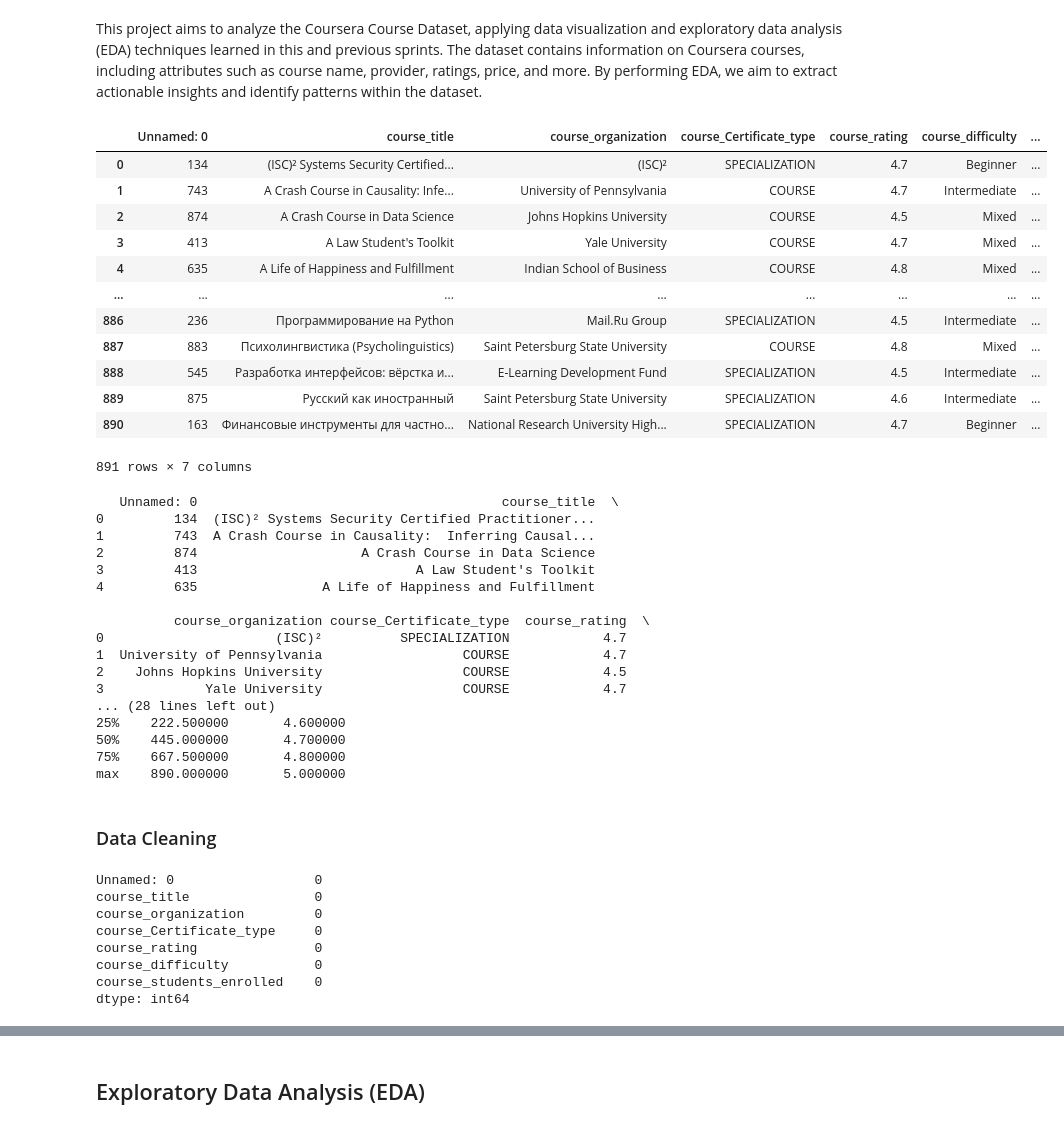
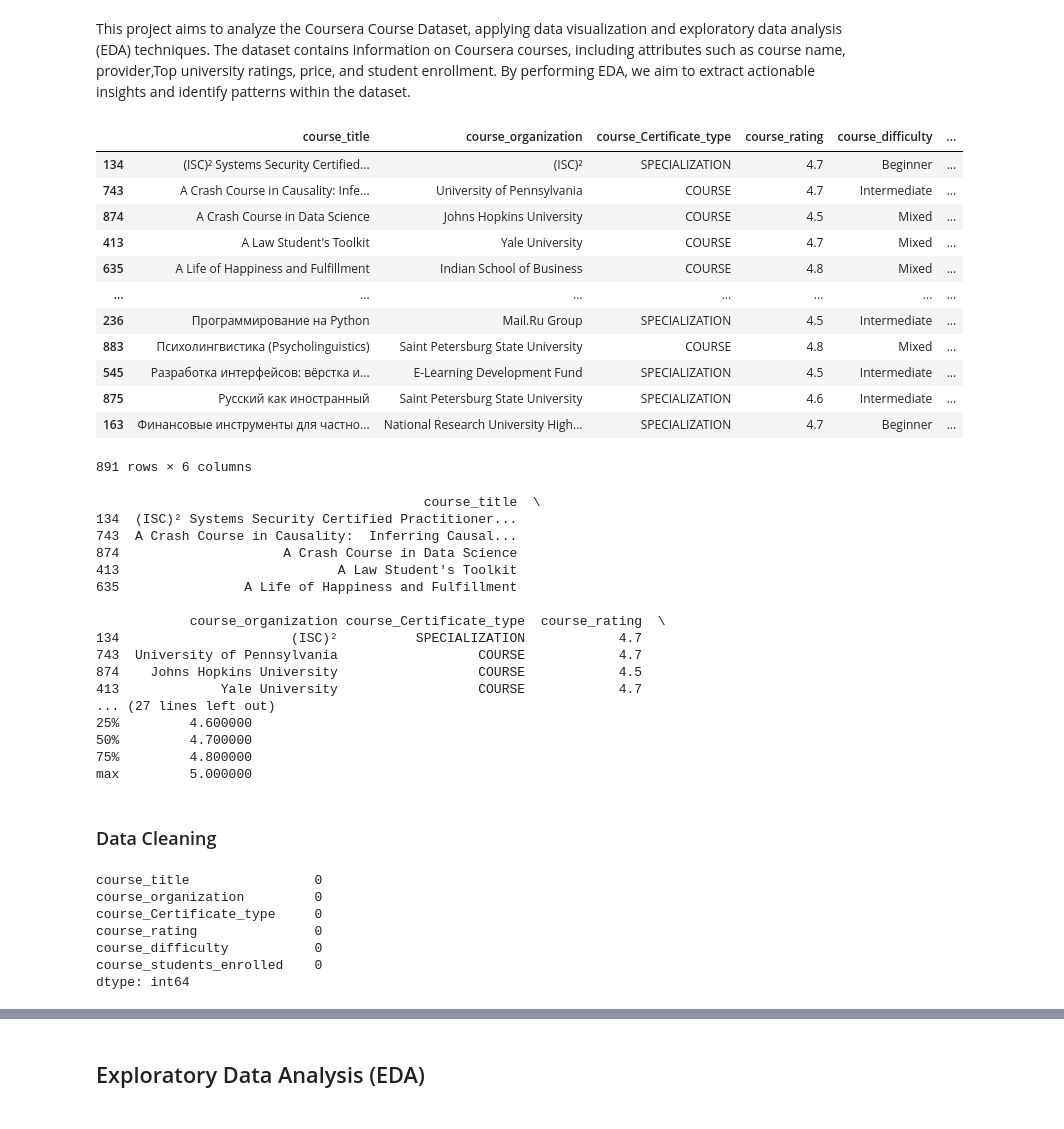
Before and after one commit to ngangawairimu/Data-visualization-with-python, a Jupyter notebook: Data_visualization_with_python.ipynb, the cells around one changed output, grey strips where cells are left out. Cells and saved outputs as stored; diff of their text form; code cells hidden in the pictures.

```diff
--- a/Data_visualization_with_python.ipynb
+++ b/Data_visualization_with_python.ipynb
@@ -1,47 +1,47 @@
 # %% [markdown]
-This project aims to analyze the Coursera Course Dataset, applying data visualization and exploratory data analysis (EDA) techniques learned in this and previous sprints. The dataset contains information on Coursera courses, including attributes such as course name, provider, ratings, price, and more. By performing EDA, we aim to extract actionable insights and identify patterns within the dataset.
+This project aims to analyze the Coursera Course Dataset, applying data visualization and exploratory data analysis (EDA) techniques. The dataset contains information on Coursera courses, including attributes such as course name, provider,Top university ratings, price, and student enrollment. By performing EDA, we aim to extract actionable insights and identify patterns within the dataset.
 # %%
 import pandas as pd
 
 # Load dataset
-df = pd.read_csv('/content/coursea_data.csv')
+df = pd.read_csv('/content/coursea_data.csv',index_col=0)
 df
 # %% [output]
-|  | Unnamed: 0 | course_title | course_organization | course_Certificate_type | course_rating | course_difficulty | ... |
-| 0 | 134 | (ISC)² Systems Security Certified... | (ISC)² | SPECIALIZATION | 4.7 | Beginner | ... |
-| 1 | 743 | A Crash Course in Causality: Infe... | University of Pennsylvania | COURSE | 4.7 | Intermediate | ... |
-| 2 | 874 | A Crash Course in Data Science | Johns Hopkins University | COURSE | 4.5 | Mixed | ... |
-| 3 | 413 | A Law Student's Toolkit | Yale University | COURSE | 4.7 | Mixed | ... |
-| 4 | 635 | A Life of Happiness and Fulfillment | Indian School of Business | COURSE | 4.8 | Mixed | ... |
-| ... | ... | ... | ... | ... | ... | ... | ... |
-| 886 | 236 | Программирование на Python | Mail.Ru Group | SPECIALIZATION | 4.5 | Intermediate | ... |
-| 887 | 883 | Психолингвистика (Psycholinguistics) | Saint Petersburg State University | COURSE | 4.8 | Mixed | ... |
-| 888 | 545 | Разработка интерфейсов: вёрстка и... | E-Learning Development Fund | SPECIALIZATION | 4.5 | Intermediate | ... |
-| 889 | 875 | Русский как иностранный | Saint Petersburg State University | SPECIALIZATION | 4.6 | Intermediate | ... |
-| 890 | 163 | Финансовые инструменты для частно... | National Research University High... | SPECIALIZATION | 4.7 | Beginner | ... |
+|  | course_title | course_organization | course_Certificate_type | course_rating | course_difficulty | ... |
+| 134 | (ISC)² Systems Security Certified... | (ISC)² | SPECIALIZATION | 4.7 | Beginner | ... |
+| 743 | A Crash Course in Causality: Infe... | University of Pennsylvania | COURSE | 4.7 | Intermediate | ... |
+| 874 | A Crash Course in Data Science | Johns Hopkins University | COURSE | 4.5 | Mixed | ... |
+| 413 | A Law Student's Toolkit | Yale University | COURSE | 4.7 | Mixed | ... |
+| 635 | A Life of Happiness and Fulfillment | Indian School of Business | COURSE | 4.8 | Mixed | ... |
+| ... | ... | ... | ... | ... | ... | ... |
+| 236 | Программирование на Python | Mail.Ru Group | SPECIALIZATION | 4.5 | Intermediate | ... |
+| 883 | Психолингвистика (Psycholinguistics) | Saint Petersburg State University | COURSE | 4.8 | Mixed | ... |
+| 545 | Разработка интерфейсов: вёрстка и... | E-Learning Development Fund | SPECIALIZATION | 4.5 | Intermediate | ... |
+| 875 | Русский как иностранный | Saint Petersburg State University | SPECIALIZATION | 4.6 | Intermediate | ... |
+| 163 | Финансовые инструменты для частно... | National Research University High... | SPECIALIZATION | 4.7 | Beginner | ... |
-891 rows × 7 columns
+891 rows × 6 columns
 # %%
 print(df.head())
 print(df.info())
 print(df.describe())
 # %% [output]
-   Unnamed: 0                                       course_title  \
-0         134  (ISC)² Systems Security Certified Practitioner...
-1         743  A Crash Course in Causality:  Inferring Causal...
-2         874                     A Crash Course in Data Science
-3         413                            A Law Student's Toolkit
-4         635                A Life of Happiness and Fulfillment
+                                          course_title  \
+134  (ISC)² Systems Security Certified Practitioner...
+743  A Crash Course in Causality:  Inferring Causal...
+874                     A Crash Course in Data Science
+413                            A Law Student's Toolkit
+635                A Life of Happiness and Fulfillment
 
-          course_organization course_Certificate_type  course_rating  \
-0                      (ISC)²          SPECIALIZATION            4.7
-1  University of Pennsylvania                  COURSE            4.7
-2    Johns Hopkins University                  COURSE            4.5
-3             Yale University                  COURSE            4.7
-... (28 lines left out)
-25%    222.500000       4.600000
-50%    445.000000       4.700000
-75%    667.500000       4.800000
-max    890.000000       5.000000
+            course_organization course_Certificate_type  course_rating  \
+134                      (ISC)²          SPECIALIZATION            4.7
+743  University of Pennsylvania                  COURSE            4.7
+874    Johns Hopkins University                  COURSE            4.5
+413             Yale University                  COURSE            4.7
+... (27 lines left out)
+25%         4.600000
+50%         4.700000
+75%         4.800000
+max         5.000000
 # %% [markdown]
 ### Data Cleaning
 # %%
@@ -49,9 +49,8 @@ max    890.000000       5.000000
 print(df.isnull().sum())
 
 # Example: Drop rows with missing values
-df = df.dropna()  # Alternatively, you can fill missing values with df.fillna(value)
+df = df.dropna()
 # %% [output]
-Unnamed: 0                  0
 course_title                0
 course_organization         0
 course_Certificate_type     0
```
Also changed, not shown: parts of 27 cells of this notebook.
